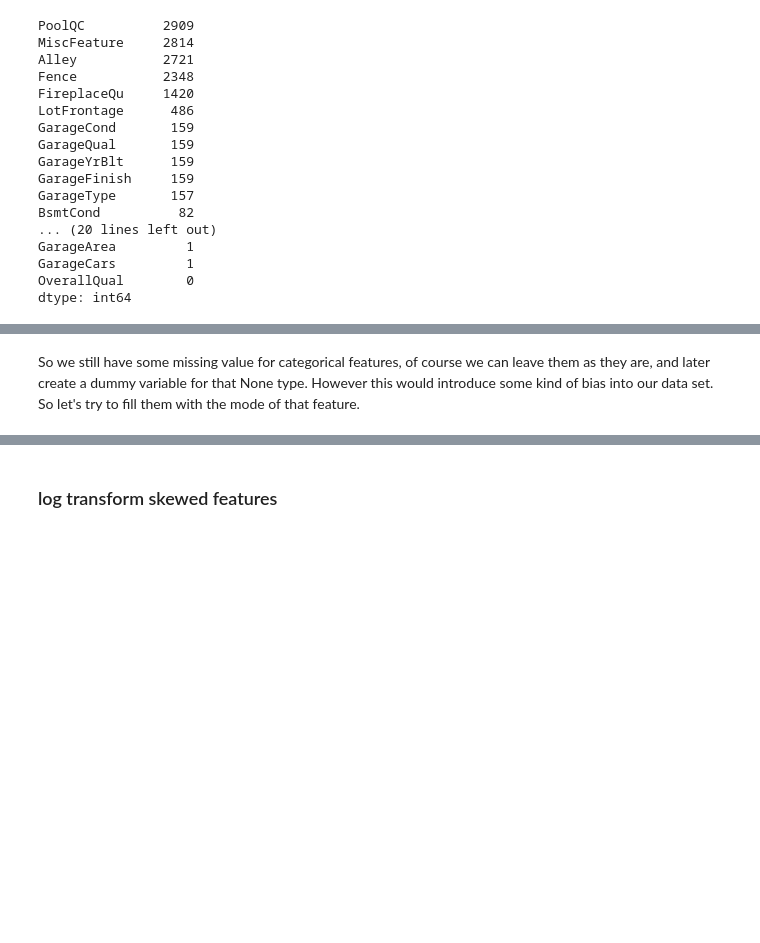
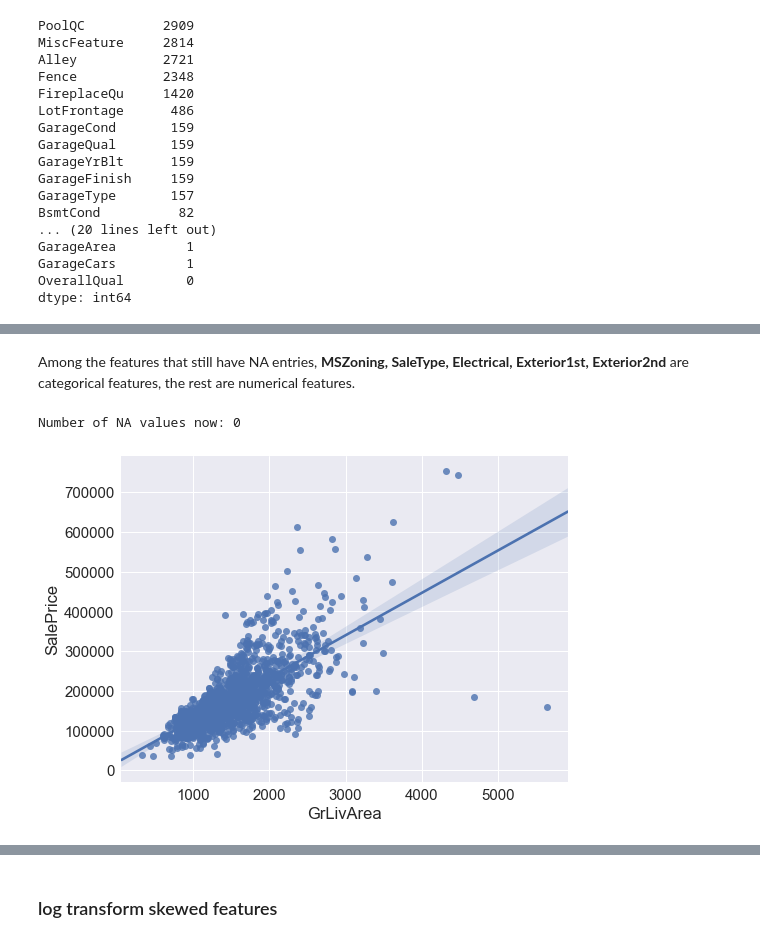
Before and after one commit to louistang5/house-prices, a Jupyter notebook: predicting-house-prices.ipynb, the cells around one changed output, grey strips where cells are left out. Cells and saved outputs as stored; diff of their text form; code cells hidden in the pictures; blank space fills up the shorter version.

```diff
--- a/predicting-house-prices.ipynb
+++ b/predicting-house-prices.ipynb
@@ -127,25 +166,30 @@ Now the LotFrontage has 486 missing values, these are real NA values. Since it i
 # %%
+# for these features, NA means Does not exist
 features['PoolQC'] = features['PoolQC'].fillna(0)
 features['MiscFeature'] = features['MiscFeature'].fillna('None')
 features['Alley'] = features['Alley'].fillna(0)
 features['Fence'] = features['Fence'].fillna('None')
 features['FireplaceQu'] = features['FireplaceQu'].fillna(0)
 
+# garage related features, either no garage, or missing info for garage, e.g. yearBuilt
 features['GarageCond'] = features['GarageCond'].fillna(0)
 features['GarageQual'] = features['GarageQual'].fillna(0)
-features['GarageYrBlt'] = features['GarageYrBlt'].fillna(0) # this is weird lol
+features['GarageYrBlt'] = features['GarageYrBlt'].fillna(features['GarageYrBlt'].median()) # this is kind of weird
 features['GarageFinish'] = features['GarageFinish'].fillna('None')
 features['GarageType'] = features['GarageType'].fillna('None')
 
+# basement related features, either no basement, or missing info
 features['BsmtCond'] = features['BsmtCond'].fillna(0)
 features['BsmtExposure'] = features['BsmtExposure'].fillna(0)
 features['BsmtQual'] = features['BsmtQual'].fillna(0)
 features['BsmtFinType2'] = features['BsmtFinType2'].fillna(0)
 features['BsmtFinType1'] = features['BsmtFinType1'].fillna(0)
-
-features['MasVnrType'] = features['MasVnrType'].fillna(0)
-features['MasVnrArea'] = features['MasVnrArea'].fillna(0)
 features['BsmtFullBath'] = features['BsmtFullBath'].fillna(0)
 features['BsmtHalfBath'] = features['BsmtHalfBath'].fillna(0)
 
+# missing info for masonry veneer type
+features['MasVnrType'] = features['MasVnrType'].fillna(0)
+features['MasVnrArea'] = features['MasVnrArea'].fillna(0)
+
+# fill in lot frontage length with mean values (486 out of 2919)
 features['LotFrontage'] = features['LotFrontage'].fillna(features['LotFrontage'].mean())
@@ -163,3 +214,3 @@ BsmtQual       0
 dtype: int64
-# %% [markdown]
-So we still have some missing value for categorical features, of course we can leave them as they are, and later create a dummy variable for that None type. However this would introduce some kind of bias into our data set. So let's try to fill them with the mode of that feature.
+# %% [markdown]
+Among the features that still have NA entries, **MSZoning, SaleType, Electrical, Exterior1st, Exterior2nd** are categorical features, the rest are numerical features.
@@ -165,0 +227,11 @@ So we still have some missing value for categorical features, of course we can l
+# %%
+print('Number of NA values now: {}'.format(features.isnull().sum().sum()))
+# %% [output]
+Number of NA values now: 0
+# %%
+sb.set(font_scale=1.5)
+fig, ax = plt.subplots(figsize=(8,6))
+sb.regplot(features.loc['train', 'GrLivArea'], np.expm1(prices));
+plt.savefig('before.png')
+# %% [output]
+[figure, added]
```
Also changed, not shown: parts of 120 cells of this notebook.
